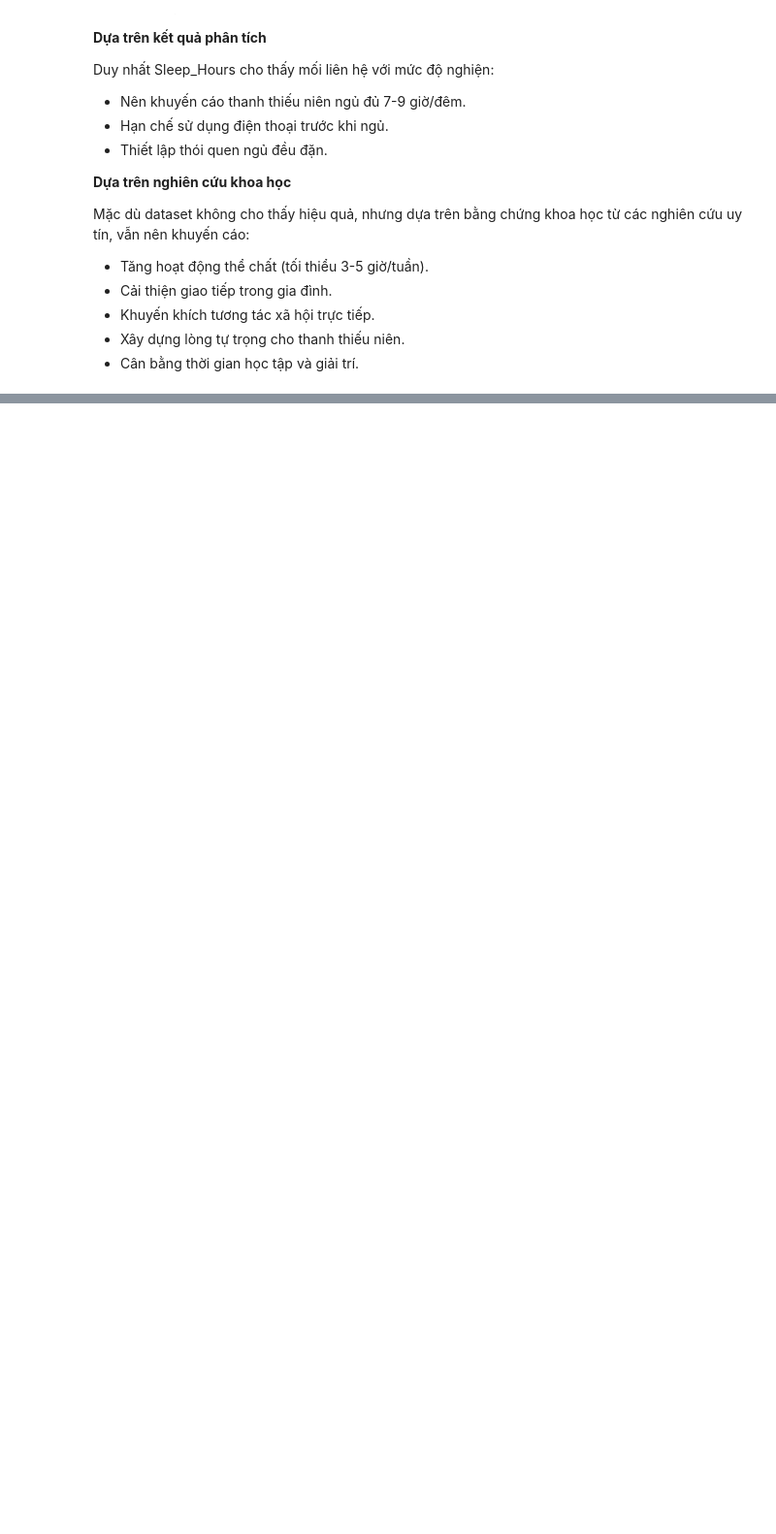
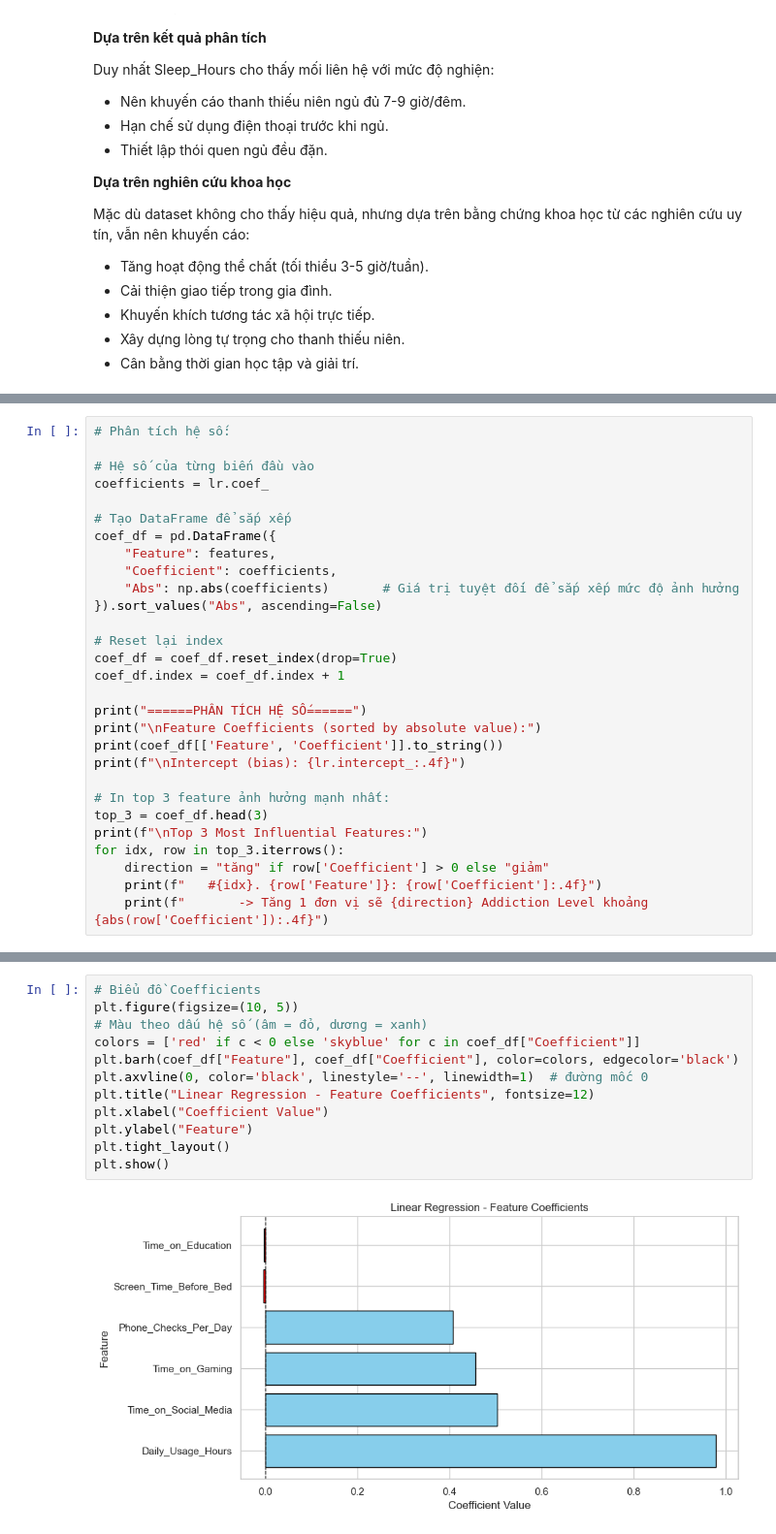
Before and after one commit to insenseemarch/final-project-CSC17104, a Jupyter notebook: notebook/Group_23.ipynb, the cells around one changed output, grey strips where cells are left out. Shown at 97% size. Cells and saved outputs as stored; diff of their text form; blank space fills up the shorter version.

Commit message:
update notebook, visualization và thêm models.py

```diff
--- a/notebook/Group_23.ipynb
+++ b/notebook/Group_23.ipynb
@@ -1730,0 +1844,29 @@ Mặc dù dataset không cho thấy hiệu quả, nhưng dựa trên bằng ch
+# %%
+# Phân tích hệ số:
+
+# Hệ số của từng biến đầu vào
+coefficients = lr.coef_
+
+# Tạo DataFrame để sắp xếp
+coef_df = pd.DataFrame({
+    "Feature": features,
+    "Coefficient": coefficients,
+    "Abs": np.abs(coefficients)       # Giá trị tuyệt đối để sắp xếp mức độ ảnh hưởng
+}).sort_values("Abs", ascending=False)
+
+# Reset lại index
+coef_df = coef_df.reset_index(drop=True)
+coef_df.index = coef_df.index + 1
+
+print("======PHÂN TÍCH HỆ SỐ======")
+print("\nFeature Coefficients (sorted by absolute value):")
+print(coef_df[['Feature', 'Coefficient']].to_string())
+print(f"\nIntercept (bias): {lr.intercept_:.4f}")
+
+# In top 3 feature ảnh hưởng mạnh nhất:
+top_3 = coef_df.head(3)
+print(f"\nTop 3 Most Influential Features:")
+for idx, row in top_3.iterrows():
+    direction = "tăng" if row['Coefficient'] > 0 else "giảm"
+    print(f"   #{idx}. {row['Feature']}: {row['Coefficient']:.4f}")
+    print(f"       -> Tăng 1 đơn vị sẽ {direction} Addiction Level khoảng {abs(row['Coefficient']):.4f}")
@@ -1730,0 +1894,14 @@ Mặc dù dataset không cho thấy hiệu quả, nhưng dựa trên bằng ch
+# %%
+# Biểu đồ Coefficients
+plt.figure(figsize=(10, 5))
+# Màu theo dấu hệ số (âm = đỏ, dương = xanh)
+colors = ['red' if c < 0 else 'skyblue' for c in coef_df["Coefficient"]]
+plt.barh(coef_df["Feature"], coef_df["Coefficient"], color=colors, edgecolor='black')
+plt.axvline(0, color='black', linestyle='--', linewidth=1)  # đường mốc 0
+plt.title("Linear Regression - Feature Coefficients", fontsize=12)
+plt.xlabel("Coefficient Value")
+plt.ylabel("Feature")
+plt.tight_layout()
+plt.show()
+# %% [output]
+[figure, added]
```
Also changed, not shown: parts of 39 cells of this notebook, 2 other files.
